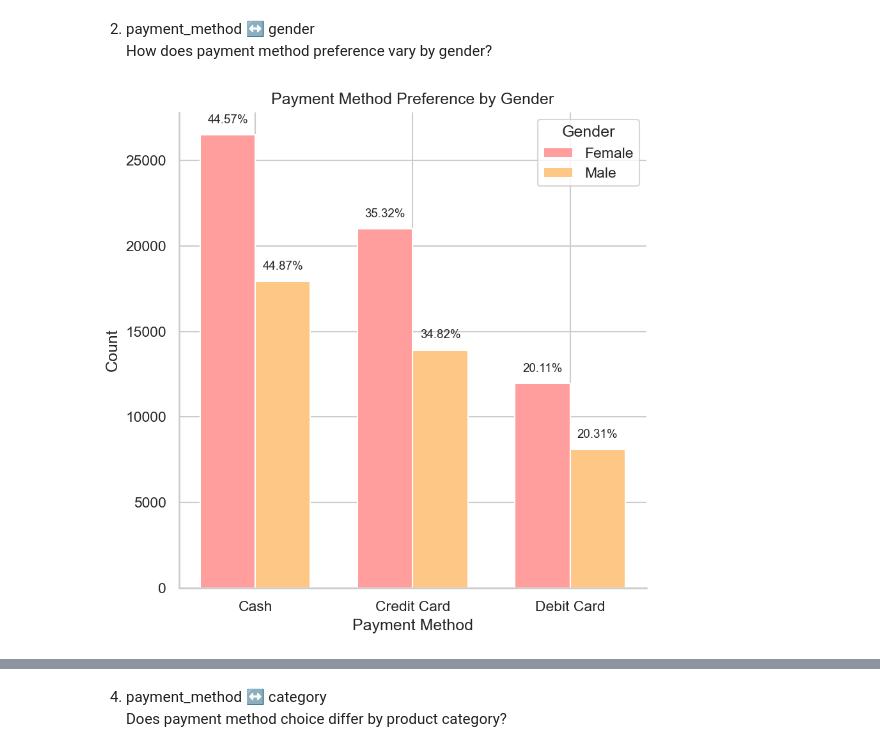
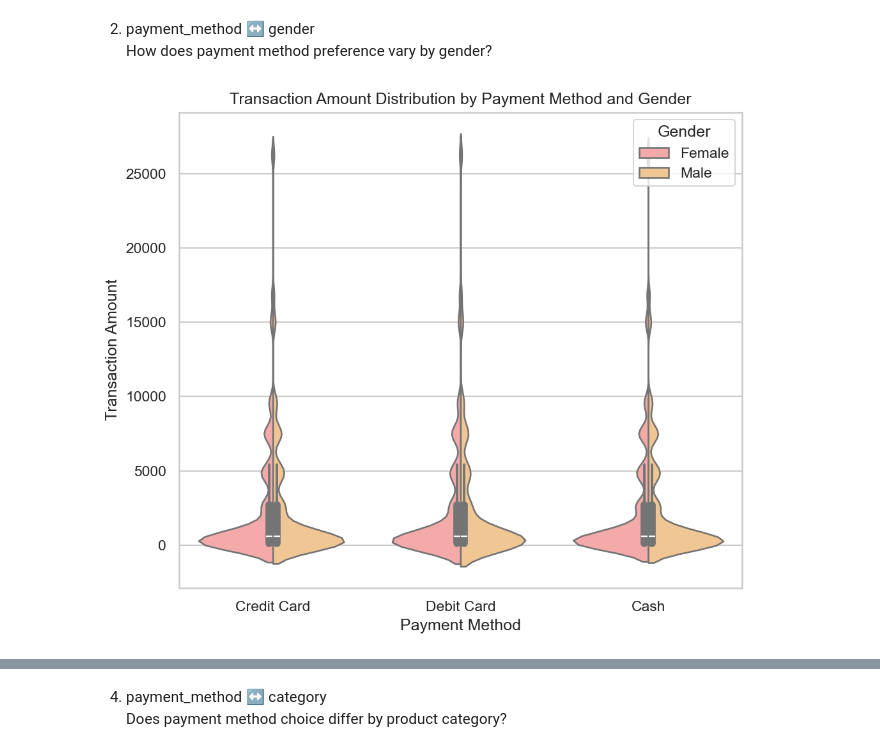
Before and after one commit to ebrarsudedogan/Mining-Retail-Behavior-in-Istanbul-Malls-Using-Consumer-Sentiment-Indices, a Jupyter notebook: data_analysis_daily/dataset_payment_behavior.ipynb, the cells around one changed output, grey strips where cells are left out. Cells and saved outputs as stored; diff of their text form; code cells hidden in the pictures.

Commit message:
statistical analysis improved

```diff
--- a/data_analysis_daily/dataset_payment_behavior.ipynb
+++ b/data_analysis_daily/dataset_payment_behavior.ipynb
@@ -124,78 +143,75 @@ Notes:
 2. payment_method ↔ gender <br>
 How does payment method preference vary by gender?
 # %%
-# -------------------------------------------------------------------
-# Gender ↔ Payment Method  ─ grouped bars with count + % label
-# -------------------------------------------------------------------
-# Three payment methods on X-axis; for her/him bars side-by-side.
-# Each bar shows the absolute count (height) and the share within
-# that gender (text), rounded to 4 decimals.
-# -------------------------------------------------------------------
+import pandas as pd
+import numpy as np
+import matplotlib.pyplot as plt
+import seaborn as sns
+from scipy import stats
 
-# define two fixed colors for gender bars
-gender_colors = {"Female": color1,
-                 "Male": color2}
+# --------------------------------------------------------
+# Gender ↔ Payment Method analysis
+# --------------------------------------------------------
 
 # contingency table (rows = payment, cols = gender)
 ct = pd.crosstab(df["payment_method"], df["gender"])
 
-# total shoppers per gender → % share = count / gender_total
+# total shoppers per gender
 gender_tot = df["gender"].value_counts()
-pct = ct.divide(gender_tot, axis=1) * 100  # percentage matrix
+
+# % share = count / gender_total
+pct = ct.divide(gender_tot, axis=1) * 100
 
 methods   = ct.index.tolist()
 genders   = ct.columns.tolist()
 x         = np.arange(len(methods))
 width     = 0.35
 
-fig, ax = plt.subplots(figsize=(6, 6), dpi=150)
+# fixed colors
+gender_colors = {"Female": color1, "Male": color2}
 
-for i, g in enumerate(genders):
-    counts = ct[g].values
-    ax.bar(x + i*width - width/2, counts,
-           width=width, label=g, color =gender_colors[g])
 
-    # annotate each bar with "count  (xx.xx %)"
-    for j, c in enumerate(counts):
-        perc = pct.iloc[j, i]
-        ax.text(x[j] + i*width - width/2,
-                c + max(ct.values.max()*0.02, 1),
-                f"{perc:.2f}%",
-                ha="center", va="bottom", fontsize=9)
-
-ax.set_xticks(x)
-ax.set_xticklabels(methods)
-ax.set_ylabel("Count")
-ax.set_xlabel("Payment Method")
-ax.set_title("Payment Method Preference by Gender")
-ax.legend(title="Gender")
-sns.despine()
+# --- Violin plot (distribution of transaction amounts) ---
+plt.figure(figsize=(7,6), dpi=150)
+sns.violinplot(
+    data=df,
+    x="payment_method",
+    y="total_price",
+    hue="gender",
+    split=True,
+    palette=gender_colors
+)
+plt.title("Transaction Amount Distribution by Payment Method and Gender")
+plt.xlabel("Payment Method")
+plt.ylabel("Transaction Amount")
+plt.legend(title="Gender")
 plt.tight_layout()
-plt.savefig("dataset_payment_behavior_figures/payment_gender_2.png", dpi=150)
+plt.savefig("dataset_payment_behavior_figures/payment_gender_2_violin.png", dpi=150)
 plt.show()
 
-# χ² test
+# --- Chi-squared test ---
 chi2, p, dof, exp = stats.chi2_contingency(ct)
 
-# Convert expected array to DataFrame with same labels
 expected_df = pd.DataFrame(exp, index=ct.index, columns=ct.columns)
 
-print("\nObserved counts:")
+# --- Clean print statements ---
+print("\n=== Observed Counts (Payment Method × Gender) ===")
 print(ct)
 
-print("\nExpected counts under H0:")
-print(expected_df.round(2))   # round to 2 decimals
+print("\n=== Expected Counts Under Null Hypothesis (Independence) ===")
+print(expected_df.round(2))
 
+print(f"\nChi-Squared Test Results:")
+print(f"  χ² statistic = {chi2:.4f}")
+print(f"  Degrees of freedom = {dof}")
+print(f"  p-value = {p:.4f}")
 
-print(f"χ² = {chi2:.4f}  (df={dof})   p-value = {p:.4f}")
-
-# Interpretation (α = 0.05 ⇒ 95 % confidence level)
 alpha = 0.05
 if p < alpha:
-    print(f"p = {p:.4f} < {alpha}  →  Reject H₀.")
-    print("• Conclusion: Payment-method preference differs significantly by gender at the 95 % confidence level.")
+    print(f"\n✅ p = {p:.4f} < {alpha} → Reject H₀.")
+    print("Conclusion: Payment method preference differs significantly by gender at the 95% confidence level.")
 else:
-    print(f"p = {p:.4f} ≥ {alpha}  →  Fail to reject H₀.")
-    print("• Conclusion: No statistically significant association between gender and payment-method preference at the 95 % confidence level.")
+    print(f"\n❌ p = {p:.4f} ≥ {alpha} → Fail to reject H₀.")
+    print("Conclusion: No statistically significant association between gender and payment method preference at the 95% confidence level.")
 # %% [output]
-[figure, old version]
+[figure, new version]
```
Also changed, not shown: parts of 7 cells of this notebook, 4 other files.
